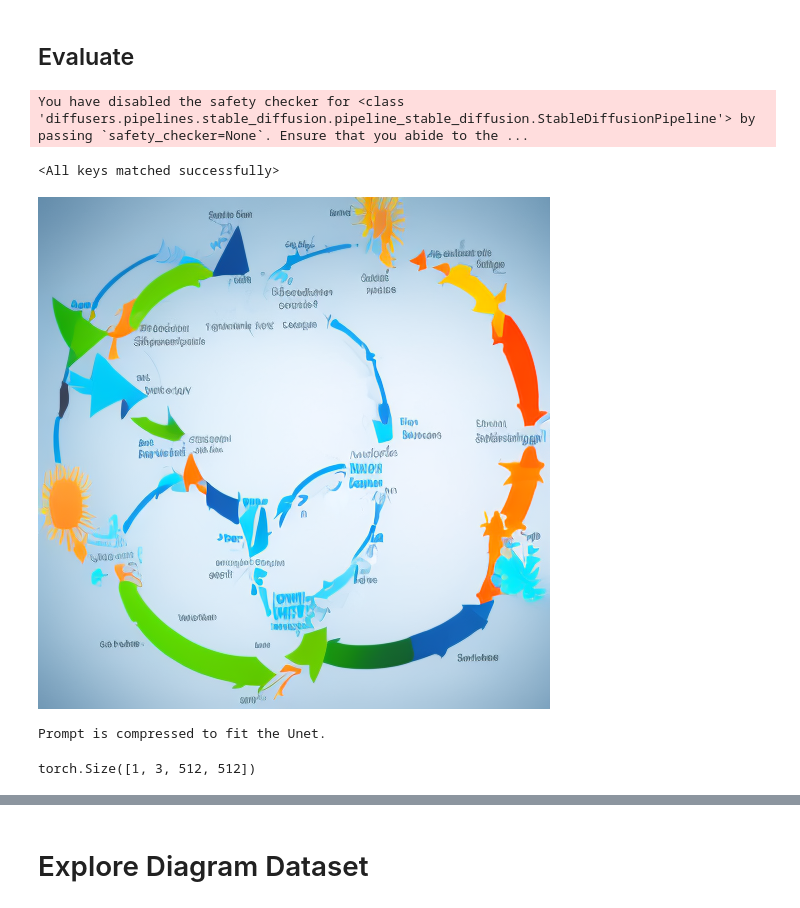
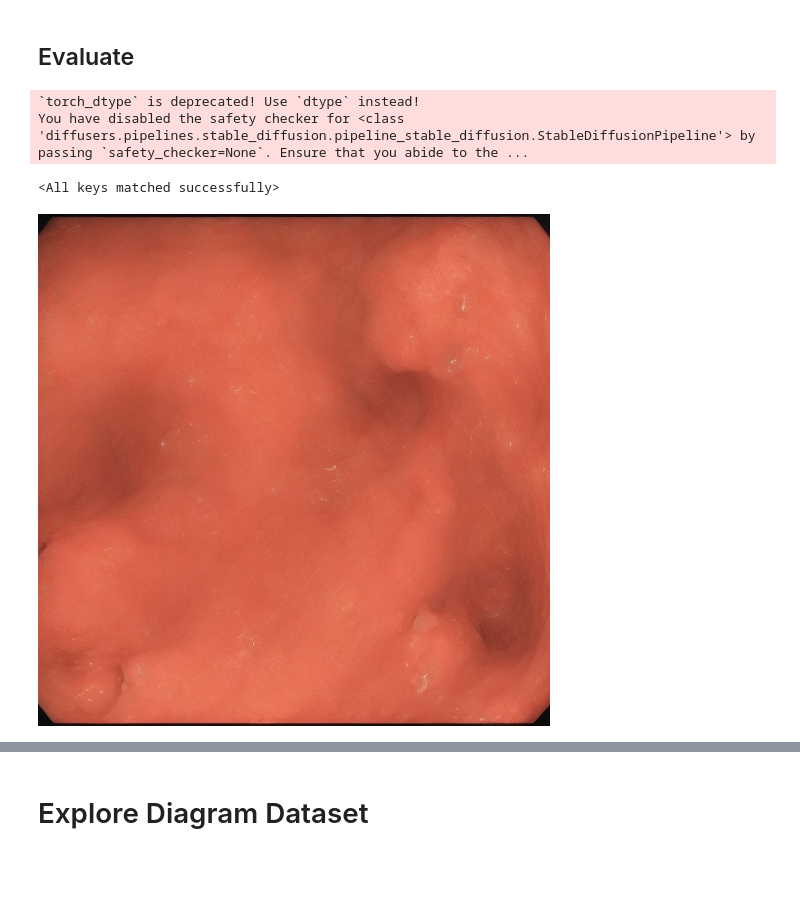
Before and after one commit to Q-Zhao-9/gradproj, a Jupyter notebook: experiments/fine-tuning-text-to-image.ipynb, the cells around one changed output, grey strips where cells are left out. Saved outputs shown, nothing was run; the diff lists cells and outputs as text; code cells hidden in the pictures; blank space fills up the shorter version.

```diff
--- a/experiments/fine-tuning-text-to-image.ipynb
+++ b/experiments/fine-tuning-text-to-image.ipynb
@@ -548,30 +708,32 @@ NameError: name 'loss_hist' is not defined
 # %%
 import torch
 from diffusers import AutoPipelineForText2Image
-check_point = r'C:\Users\50183\Downloads\results (5)\fine_tuned_models\checkpoint-1000'
-pipe = AutoPipelineForText2Image.from_pretrained(check_point, torch_dtype=torch.float32)
-pipe = pipe.to('cpu')
+# check_point = r'C:\Users\50183\Downloads\results (5)\fine_tuned_models\checkpoint-10000'
+base_model_name = 'stabilityai/sd-turbo'
+pipe = AutoPipelineForText2Image.from_pretrained(base_model_name, torch_dtype=torch.float16, variant="fp16")
+pipe = pipe.to('cuda')
 # %% [output]
+`torch_dtype` is deprecated! Use `dtype` instead!
 You have disabled the safety checker for <class 'diffusers.pipelines.stable_diffusion.pipeline_stable_diffusion.StableDiffusionPipeline'> by passing `safety_checker=None`. Ensure that you abide to the ...
 # %%
-state_dict_diag_unet = torch.load(r"C:\Users\50183\Downloads\checkpoint-1469 (1).pt", map_location='cpu')
+state_dict_diag_unet = torch.load(r"fine_tuned_models/checkpoint-5000.pt", map_location='cuda')
 pipe.unet.load_state_dict(state_dict_diag_unet)
 # %% [output]
 <All keys matched successfully>
 # %%
-# prompt='an endoscopic image of dyed resection margins shows a close - up view of a surgical site within the gastrointestinal tract, likely the stomach or duodenum. the resection margins are dyed in a specific color, which appears to be a shade of blue.'
+# # prompt='an endoscopic image of dyed resection margins shows a close - up view of a surgical site within the gastrointestinal tract, likely the stomach or duodenum. the resection margins are dyed in a specific color, which appears to be a shade of blue.'
 prompt='An endoscopic image of polyps typically shows the polyps on the mucosa of the gastrointestinal tract. The polyps appears as small, reddish-brown or yellowish-brown growths. ' \
 'The surrounding mucosa is a lighter shade of red, and the surface texture of the polyps can be slightly rough.'
-prompt = 'A diagram showing Earth''s position in relation to the Sun during different seasons and equinoxes.'
-prompt = 'A diagram showing software development life cycle.'
+# # prompt = 'A diagram showing Earth''s position in relation to the Sun during different seasons and equinoxes.'
+# prompt = 'image of colonic polyp '
 # %%
 with torch.no_grad():
     image = pipe(
         prompt,
         negative_prompt="",
-        num_inference_steps=50,
-        guidance_scale=7.0,
+        num_inference_steps=5,
+        guidance_scale=1.0,
     ).images[0]
 image
 # %% [output]
-[figure, old version]
+[figure, new version]
@@ -595,4 +761,0 @@ model = MedQATTIModel(tokenizer, vae, text_encoder, ft_unet,
-# %%
-image_norm = model.infer(prompt, 50, 7.0)
-# %% [output]
-Prompt is compressed to fit the Unet.
@@ -603,4 +761,0 @@ image = image.to(torch.uint8)
-# %%
-image.shape
-# %% [output]
-torch.Size([1, 3, 512, 512])
```
Also changed, not shown: parts of 22 cells of this notebook, 6 other files.
